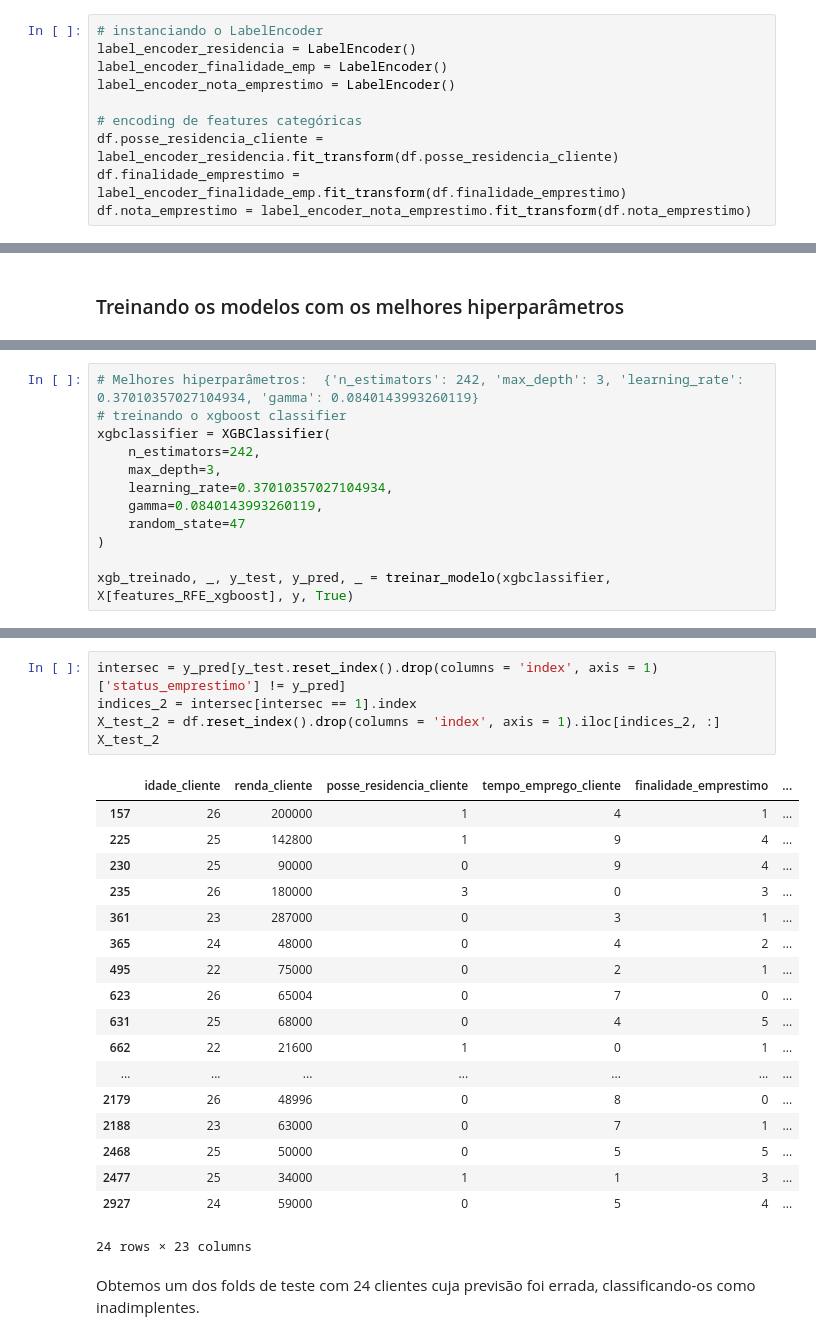
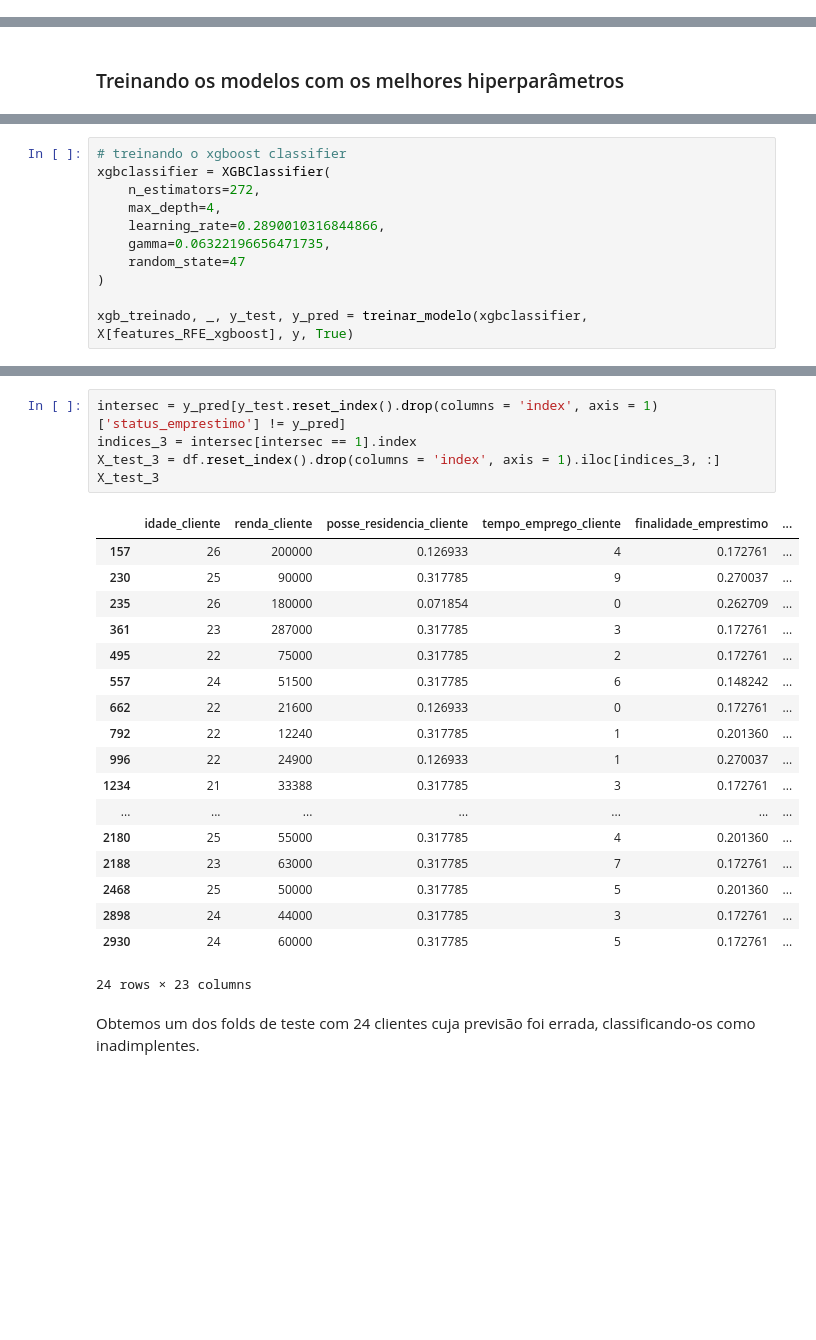
Before and after one commit to GBibiano/risco-credito, a Jupyter notebook: modelagem.ipynb, the cells around one changed output, grey strips where cells are left out. Cells and saved outputs as stored; diff of their text form; blank space fills up the shorter version.

```diff
--- a/modelagem.ipynb
+++ b/modelagem.ipynb
@@ -292,13 +271,3 @@ df.head(15)
 | 13 | 26 | 108160 | Alugada | 4 | Educação | ... |
 | 14 | 23 | 115000 | Alugada | 2 | Educação | ... |
 15 rows × 23 columns
-# %%
-# instanciando o LabelEncoder
-label_encoder_residencia = LabelEncoder()
-label_encoder_finalidade_emp = LabelEncoder()
-label_encoder_nota_emprestimo = LabelEncoder()
-
-# encoding de features categóricas
-df.posse_residencia_cliente = label_encoder_residencia.fit_transform(df.posse_residencia_cliente)
-df.finalidade_emprestimo = label_encoder_finalidade_emp.fit_transform(df.finalidade_emprestimo)
-df.nota_emprestimo = label_encoder_nota_emprestimo.fit_transform(df.nota_emprestimo)
@@ -804,13 +744,12 @@ Precisão x Revocação, Área abaixo da Curva: (90.47%) -> 0.9046861526686355
 # %%
-# Melhores hiperparâmetros:  {'n_estimators': 242, 'max_depth': 3, 'learning_rate': 0.37010357027104934, 'gamma': 0.0840143993260119}
 # treinando o xgboost classifier
 xgbclassifier = XGBClassifier(
-    n_estimators=242,
-    max_depth=3,
-    learning_rate=0.37010357027104934,
-    gamma=0.0840143993260119,
+    n_estimators=272,
+    max_depth=4,
+    learning_rate=0.2890010316844866,
+    gamma=0.06322196656471735,
     random_state=47
 )
 
-xgb_treinado, _, y_test, y_pred, _ = treinar_modelo(xgbclassifier, X[features_RFE_xgboost], y, True)
+xgb_treinado, _, y_test, y_pred = treinar_modelo(xgbclassifier, X[features_RFE_xgboost], y, True)
 # %% [output]
@@ -904,26 +887,26 @@ Neste momento é importante verificar quanto perdemos por prever erradamente que
 # %%
 intersec = y_pred[y_test.reset_index().drop(columns = 'index', axis = 1)['status_emprestimo'] != y_pred]
-indices_2 = intersec[intersec == 1].index
-X_test_2 = df.reset_index().drop(columns = 'index', axis = 1).iloc[indices_2, :]
-X_test_2
+indices_3 = intersec[intersec == 1].index
+X_test_3 = df.reset_index().drop(columns = 'index', axis = 1).iloc[indices_3, :]
+X_test_3
 # %% [output]
 |  | idade_cliente | renda_cliente | posse_residencia_cliente | tempo_emprego_cliente | finalidade_emprestimo | ... |
-| 157 | 26 | 200000 | 1 | 4 | 1 | ... |
-| 225 | 25 | 142800 | 1 | 9 | 4 | ... |
-| 230 | 25 | 90000 | 0 | 9 | 4 | ... |
-| 235 | 26 | 180000 | 3 | 0 | 3 | ... |
-| 361 | 23 | 287000 | 0 | 3 | 1 | ... |
-| 365 | 24 | 48000 | 0 | 4 | 2 | ... |
-| 495 | 22 | 75000 | 0 | 2 | 1 | ... |
-| 623 | 26 | 65004 | 0 | 7 | 0 | ... |
-| 631 | 25 | 68000 | 0 | 4 | 5 | ... |
-| 662 | 22 | 21600 | 1 | 0 | 1 | ... |
+| 157 | 26 | 200000 | 0.126933 | 4 | 0.172761 | ... |
+| 230 | 25 | 90000 | 0.317785 | 9 | 0.270037 | ... |
+| 235 | 26 | 180000 | 0.071854 | 0 | 0.262709 | ... |
+| 361 | 23 | 287000 | 0.317785 | 3 | 0.172761 | ... |
+| 495 | 22 | 75000 | 0.317785 | 2 | 0.172761 | ... |
+| 557 | 24 | 51500 | 0.317785 | 6 | 0.148242 | ... |
+| 662 | 22 | 21600 | 0.126933 | 0 | 0.172761 | ... |
+| 792 | 22 | 12240 | 0.317785 | 1 | 0.201360 | ... |
+| 996 | 22 | 24900 | 0.126933 | 1 | 0.270037 | ... |
+| 1234 | 21 | 33388 | 0.317785 | 3 | 0.172761 | ... |
 | ... | ... | ... | ... | ... | ... | ... |
-| 2179 | 26 | 48996 | 0 | 8 | 0 | ... |
-| 2188 | 23 | 63000 | 0 | 7 | 1 | ... |
-| 2468 | 25 | 50000 | 0 | 5 | 5 | ... |
-| 2477 | 25 | 34000 | 1 | 1 | 3 | ... |
-| 2927 | 24 | 59000 | 0 | 5 | 4 | ... |
+| 2180 | 25 | 55000 | 0.317785 | 4 | 0.201360 | ... |
+| 2188 | 23 | 63000 | 0.317785 | 7 | 0.172761 | ... |
+| 2468 | 25 | 50000 | 0.317785 | 5 | 0.201360 | ... |
+| 2898 | 24 | 44000 | 0.317785 | 3 | 0.172761 | ... |
+| 2930 | 24 | 60000 | 0.317785 | 5 | 0.172761 | ... |
 24 rows × 23 columns
 # %% [markdown]
 Obtemos um dos folds de teste com 24 clientes cuja previsão foi errada, classificando-os como inadimplentes.
```
Also changed, not shown: parts of 85 cells of this notebook.
